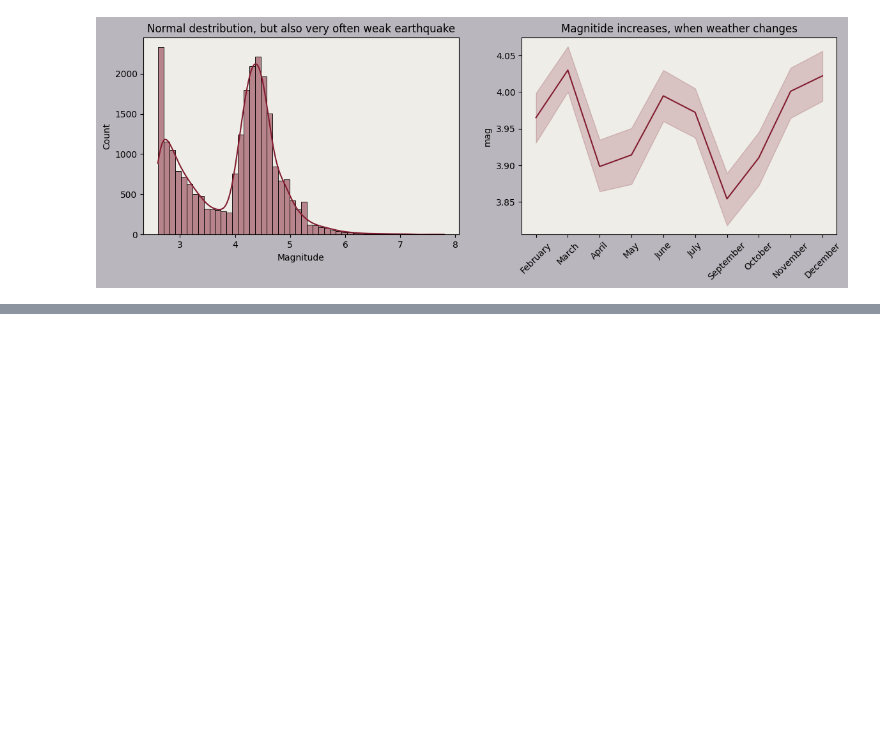
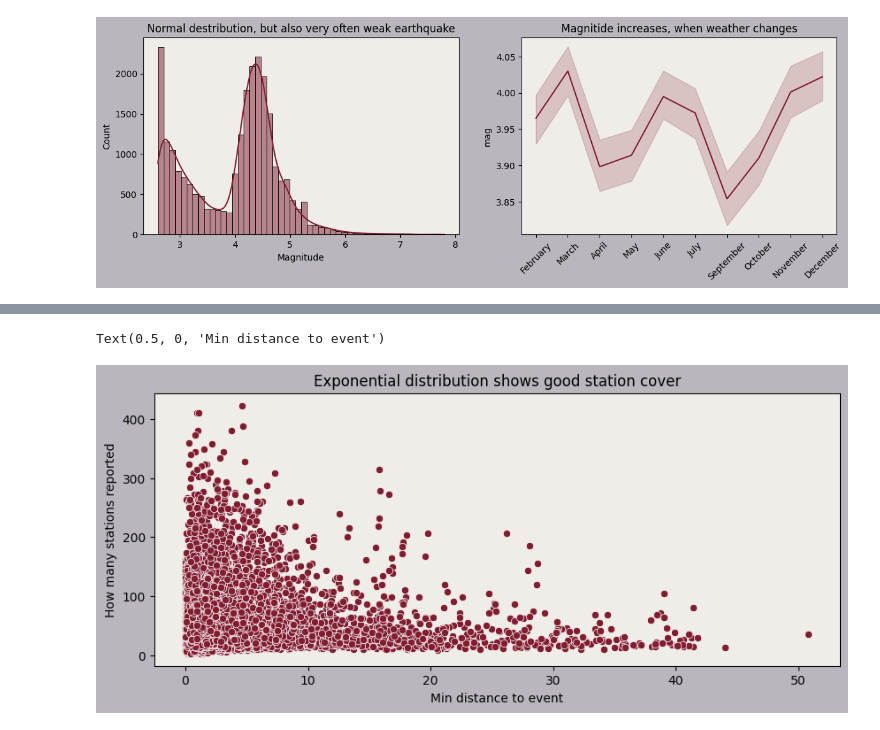
Before and after one commit to Aleksandr-ds17/EDA_Vizual, a Jupyter notebook: eartquake_analisis/main_analisis.ipynb, the cells around one changed output, grey strips where cells are left out. Saved outputs shown, nothing was run; the diff lists cells and outputs as text; code cells hidden in the pictures; blank space fills up the shorter version.

```diff
--- a/eartquake_analisis/main_analisis.ipynb
+++ b/eartquake_analisis/main_analisis.ipynb
@@ -121,0 +145,10 @@ Text(0.5, 0, '')
+# %%
+fig, ax = plt.subplots(1, 1, figsize=(10, 4), facecolor='#B9B7BD')
+ax.set_facecolor("#EEEDE7")
+sns.scatterplot(df, x = 'dmin', y = 'nst', color='#821D30')
+ax.set_title('Exponential distribution shows good station cover')
+ax.set_ylabel('How many stations reported')
+ax.set_xlabel('Min distance to event')
+# %% [output]
+Text(0.5, 0, 'Min distance to event')
+[figure, added]
```
Also changed, not shown: parts of 3 cells of this notebook, 1 other file.
